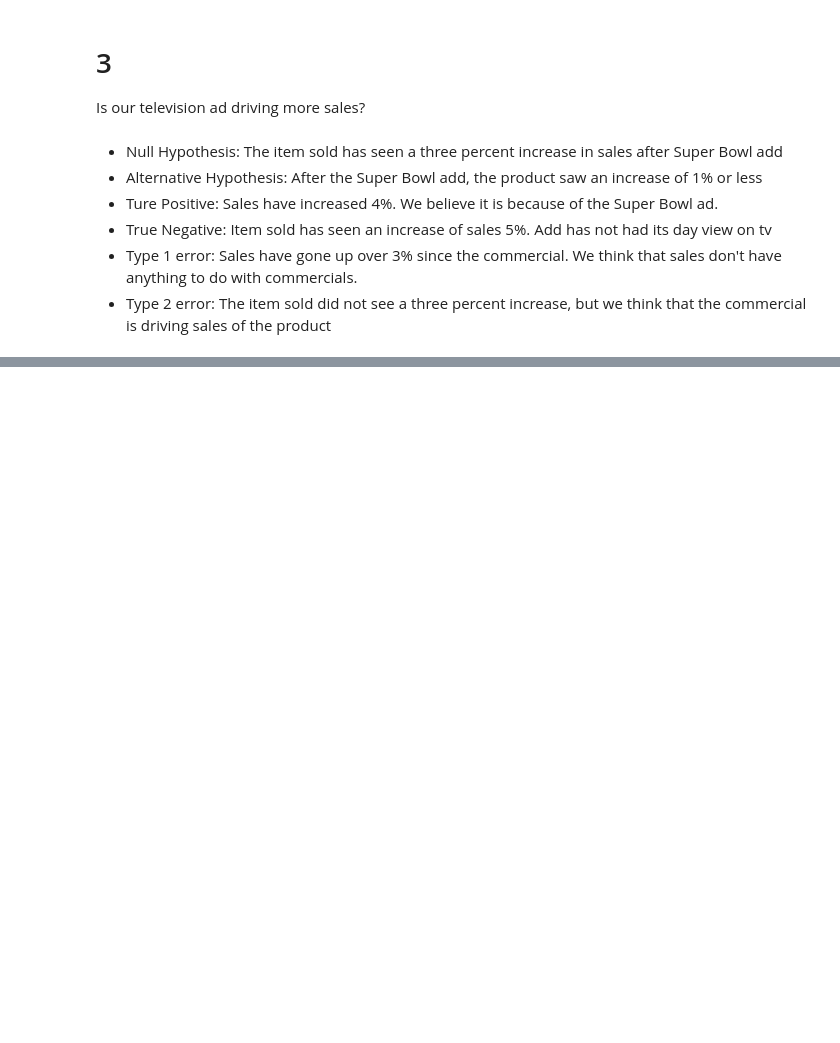
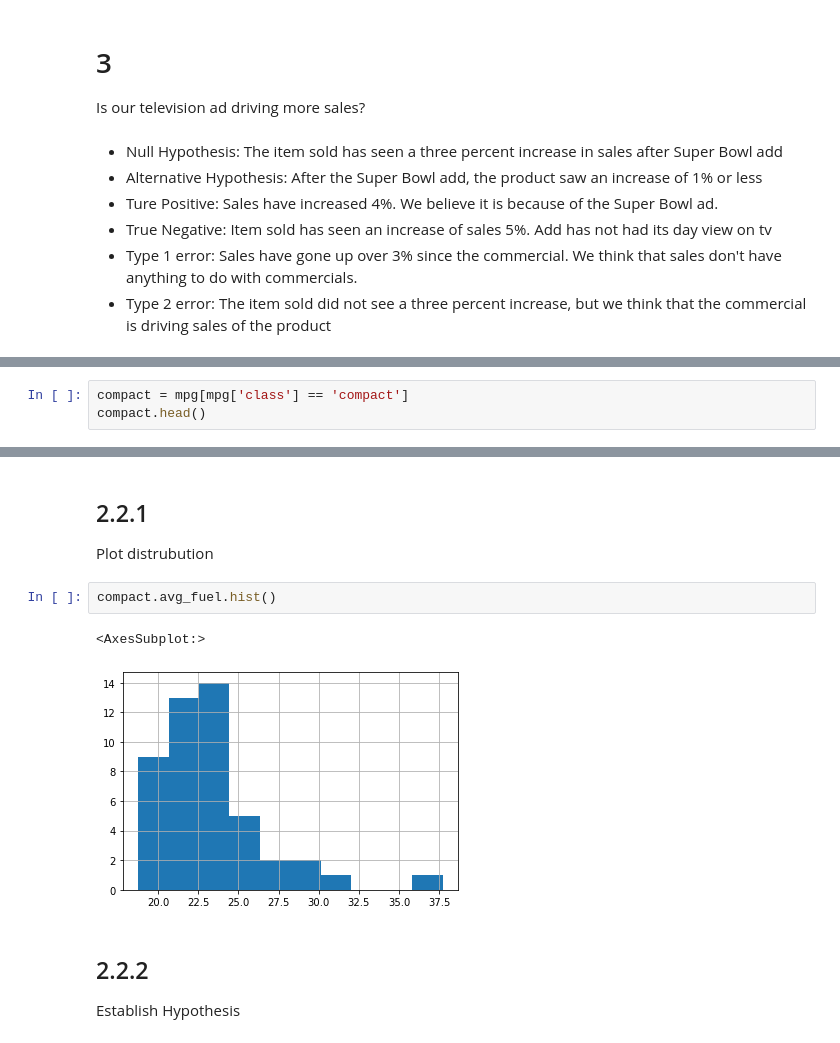
Before and after one commit to VelasquezAlejandro044/statistics-exercises, a Jupyter notebook: hypothesis_testing.ipynb, the cells around one changed output, grey strips where cells are left out. Drawn from its saved outputs; the diff is of its cells as text; blank space fills up the shorter version.

```diff
--- a/hypothesis_testing.ipynb
+++ b/hypothesis_testing.ipynb
@@ -37,0 +210,3 @@ Is our television ad driving more sales?
+# %%
+compact = mpg[mpg['class'] == 'compact']
+compact.head()
@@ -37,0 +220,11 @@ Is our television ad driving more sales?
+# %% [markdown]
+## 2.2.1
+Plot distrubution
+# %%
+compact.avg_fuel.hist()
+# %% [output]
+<AxesSubplot:>
+[figure, added]
+# %% [markdown]
+## 2.2.2
+Establish Hypothesis
```
Also changed, not shown: parts of 75 cells of this notebook, 2 other files.
